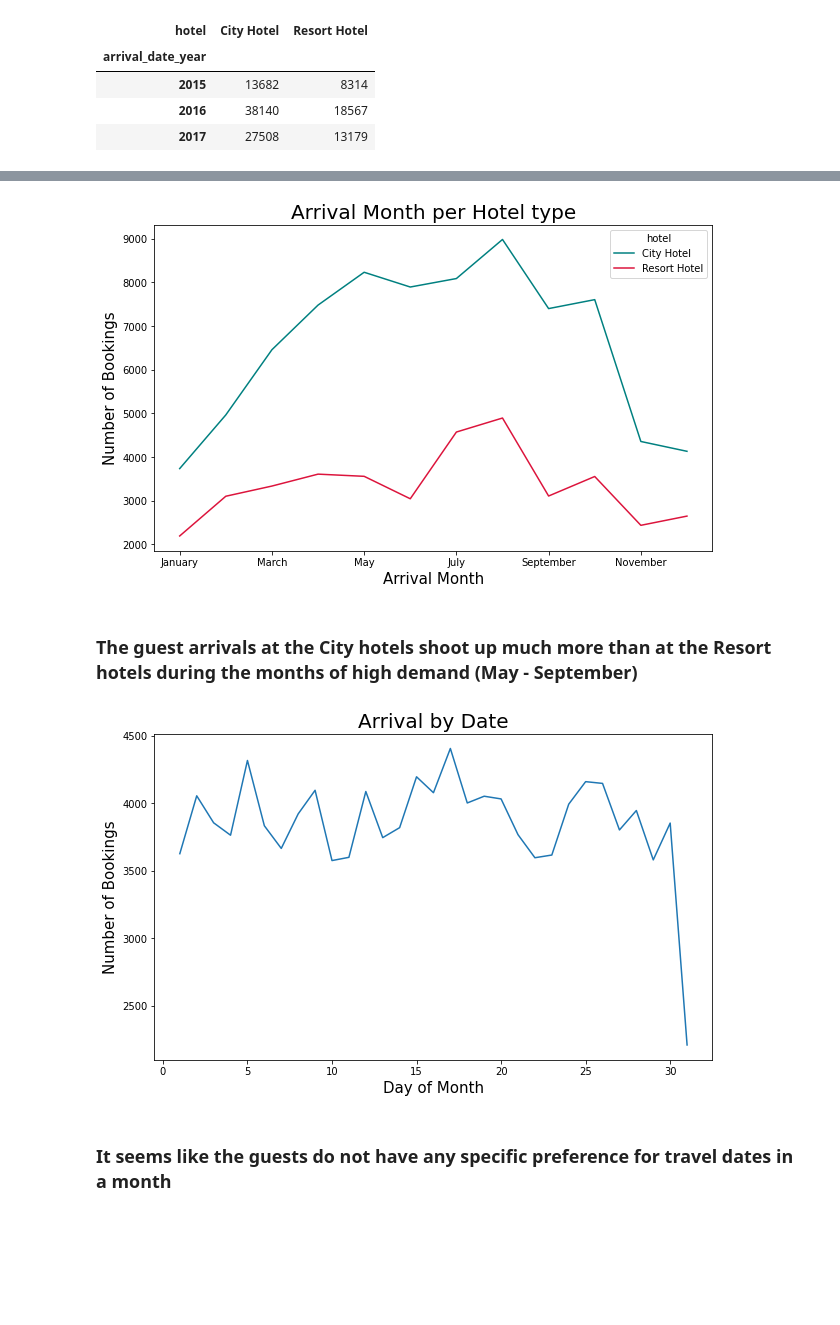
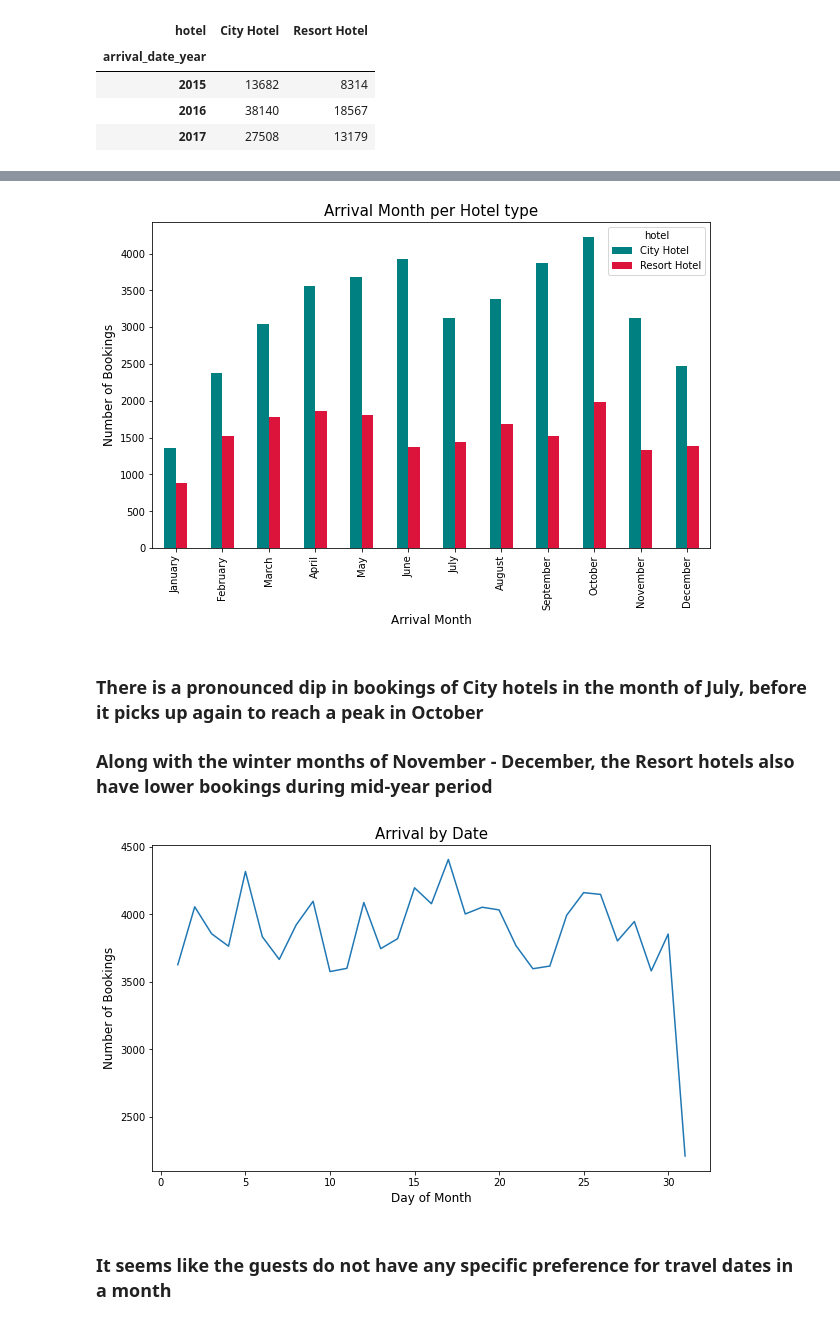
Before and after one commit to priyaregit/EDA_Hotel-Booking, a Jupyter notebook: Hotel_Booking_Analysis_EDA_Capstone_Project.ipynb, the cells around one changed output, grey strips where cells are left out. Cells and saved outputs as stored; diff of their text form; code cells hidden in the pictures; blank space fills up the shorter version.

```diff
--- a/Hotel_Booking_Analysis_EDA_Capstone_Project.ipynb
+++ b/Hotel_Booking_Analysis_EDA_Capstone_Project.ipynb
@@ -434,5 +434 @@ for col in columns:
-# %%
-# Setting a value of 1 to all the observations of 'previous_cancellations' that are greater than 0
-
-hotel_booking.loc[hotel_booking.previous_cancellations > 0, 'previous_cancellations'] = 1
 # %% [markdown]
@@ -507,0 +552,12 @@ plt.rcParams['figure.figsize'] = (10, 6)
+# %%
+# Bar plot to visualize the Market Segment in each Hotel type
+market_segment_in_hotel.plot( kind ='bar', width = 0.4)
+
+# Giving labels and legend to the plot
+plt.title('Market Segment in each Hotel type', fontsize = 15)
+plt.ylabel('Bookings', fontsize = 12)
+plt.xlabel('Hotel Type', fontsize = 12)
+plt.xticks(rotation = 'horizontal')
+
+# Setting the display figure size using rcParams method
+plt.rcParams['figure.figsize'] = (8, 5)
@@ -735,3 +969,7 @@ plt.rcParams['figure.figsize'] = (10, 6)
+# %%
+## Creating a subset of the original dataframe containing only the observations from the full year 2016
+
+df_2016 = hotel_booking[hotel_booking['arrival_date_year'] == 2016]
 # %%
 # Giving an order of months
 months = ["January", "February", "March", "April", "May", "June", "July", "August", "September", "October", "November", "December"]
@@ -762,7 +997,6 @@ plt.rcParams['figure.figsize'] = (10, 6)
 # %%
 # Grouping the 'hotel' by type and 'arrival_date_month' and finding the count of such bookings
-booking_month_by_hotel = hotel_booking.groupby(['arrival_date_month','hotel'])['hotel'].count().unstack()
+booking_month_by_hotel = df_2016.groupby(['arrival_date_month','hotel'])['hotel'].count().unstack()
 
 # Arranging the months in sequential order
 booking_month_by_hotel = booking_month_by_hotel.reindex(months)
-booking_month_by_hotel
@@ -784,15 +1003,13 @@ booking_month_by_hotel
 # %%
 # Bar plot to visualize 'arrival_date_month' by hotel_type
-booking_month_by_hotel.plot.line(color=['teal', 'crimson'])
+booking_month_by_hotel.plot.bar(color=['teal', 'crimson'])
 
 # Giving title and labels to the plot
-plt.title('Arrival Month per Hotel type', fontsize = 20)
-plt.ylabel('Number of Bookings', fontsize = 15)
-plt.xlabel('Arrival Month', fontsize = 15)
+plt.title('Arrival Month per Hotel type', fontsize = 15)
+plt.ylabel('Number of Bookings', fontsize = 12)
+plt.xlabel('Arrival Month', fontsize = 12)
 
 # Setting the display figure size using rcParams method
 plt.rcParams['figure.figsize'] = (10, 6)
 # %% [output]
-[figure, old version]
+[figure, new version]
-# %% [markdown]
-### The guest arrivals at the City hotels shoot up much more than at the Resort hotels during the months of high demand (May - September)
@@ -803,16 +1016,23 @@ booking_date = hotel_booking.groupby('arrival_date_day_of_month')['arrival_date_
+# %% [markdown]
+### There is a pronounced dip in bookings of City hotels in the month of July, before it picks up again to reach a peak in October
+
+### Along with the winter months of November - December, the Resort hotels also have lower bookings during mid-year period
 # %%
+# Grouping the bookings by 'arrival_date_day_of_month'
+booking_date = hotel_booking.groupby('arrival_date_day_of_month')['arrival_date_day_of_month'].count()
+
 # A simple line plot to visualize bookings by 'arrival_date_day_of_month'
 booking_date.plot()
 
 # Giving title and labels to the plot
-plt.title('Arrival by Date', fontsize = 20)
-plt.ylabel('Number of Bookings', fontsize = 15)
-plt.xlabel('Day of Month', fontsize = 15)
+plt.title('Arrival by Date', fontsize = 15)
+plt.ylabel('Number of Bookings', fontsize = 12)
+plt.xlabel('Day of Month', fontsize = 12)
 
 # Setting the display figure size using rcParams method
 plt.rcParams['figure.figsize'] = (10, 6)
 # %% [output]
-[figure, old version]
+[figure, new version]
 # %% [markdown]
 ### It seems like the guests do not have any specific preference for travel dates in a month
 # %% [markdown]
```
Also changed, not shown: parts of 202 cells of this notebook.
